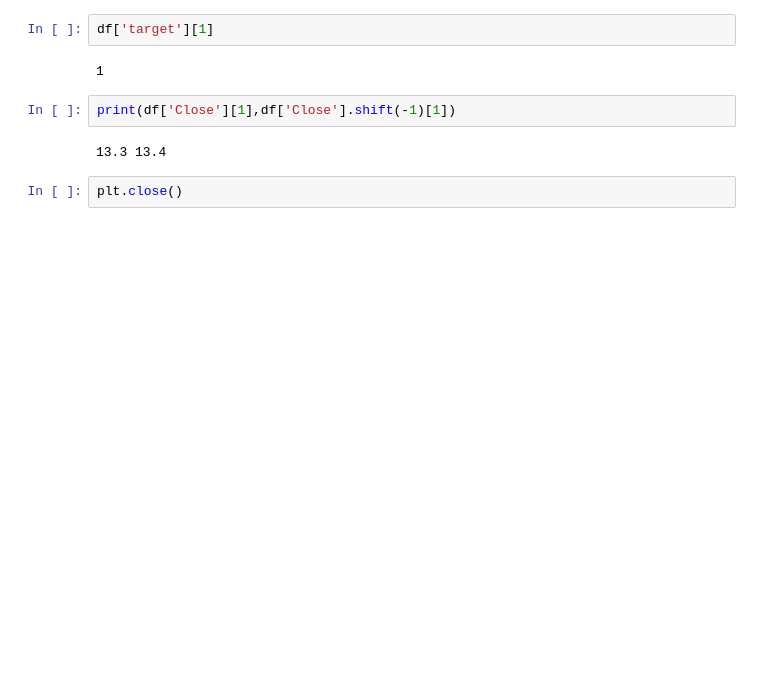
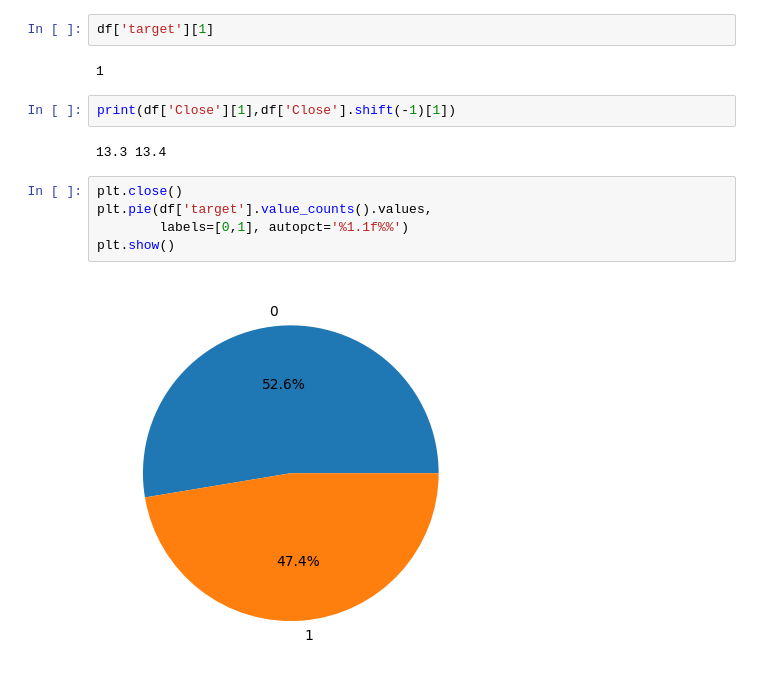
Before and after one commit to Malihashahi/Ai2, a Jupyter notebook: bitconPro.ipynb, the cells around one changed output. Saved outputs shown, nothing was run; the diff lists cells and outputs as text; blank space fills up the shorter version.

```diff
--- a/bitconPro.ipynb
+++ b/bitconPro.ipynb
@@ -146,5 +155,10 @@ df['target'][1]
 print(df['Close'][1],df['Close'].shift(-1)[1])
 # %% [output]
 13.3 13.4
-# %%
-plt.close()
+# %%
+plt.close()
+plt.pie(df['target'].value_counts().values,
+        labels=[0,1], autopct='%1.1f%%')
+plt.show()
+# %% [output]
+[figure, added]
```
Also changed, not shown: parts of 2 cells of this notebook.
